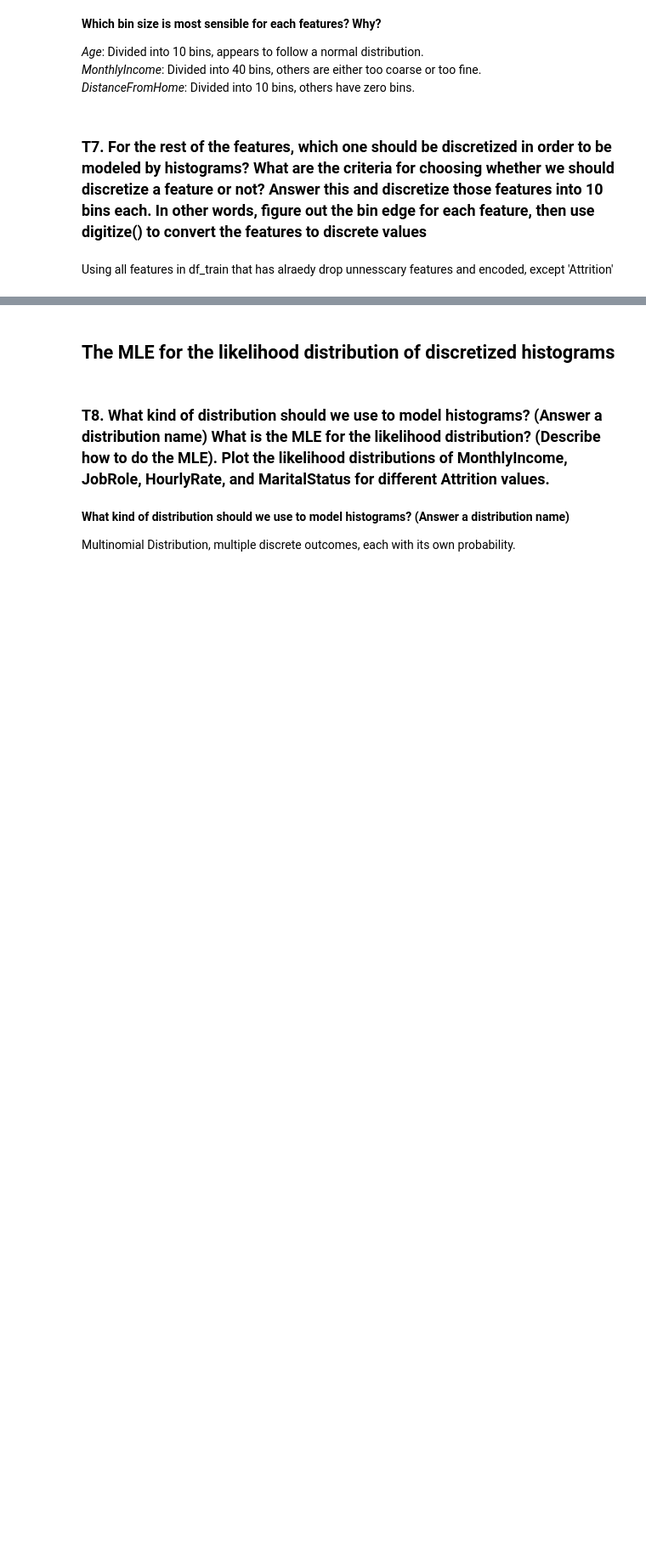
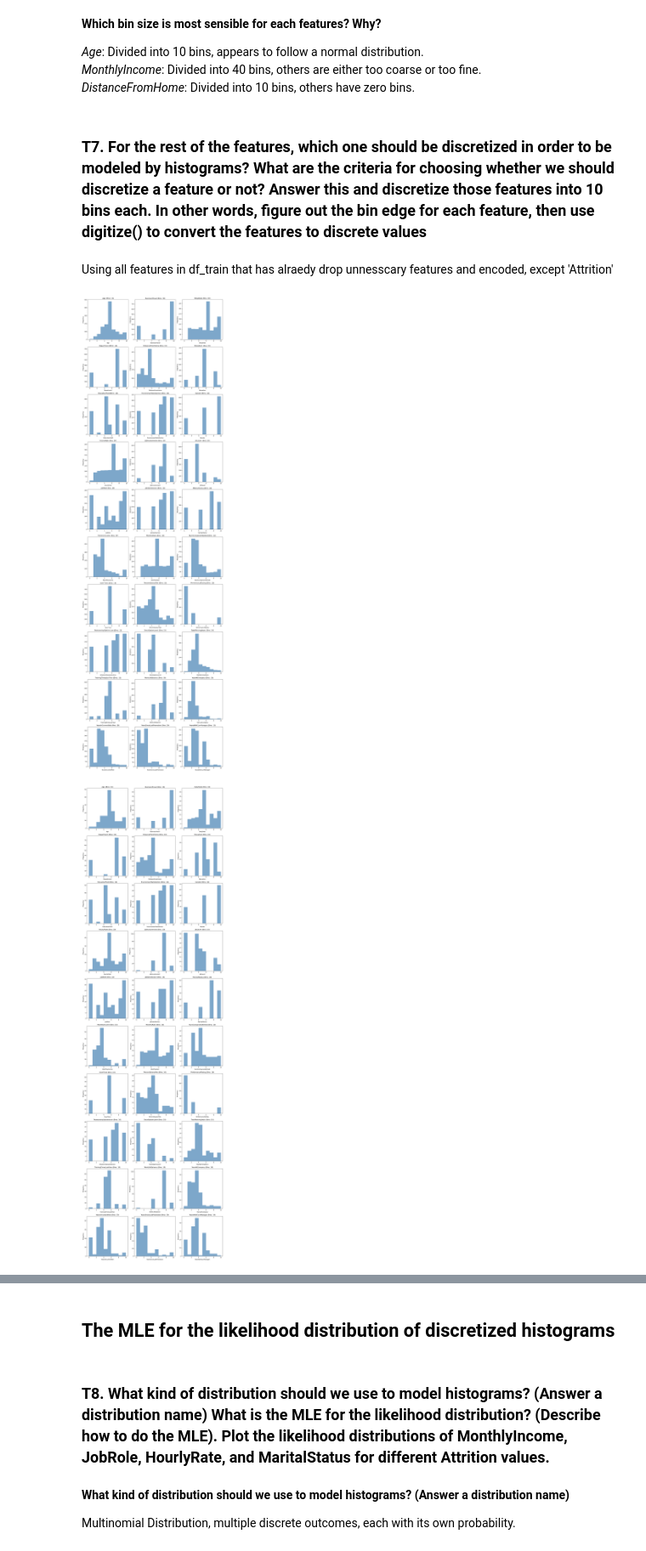
Before and after one commit to pupipatsk/Pattern-Recognition, a Jupyter notebook: HW/HW02/HW2_EmployeeAttritionPrediction.ipynb, the cells around one changed output, grey strips where cells are left out. Shown at 85% size. Drawn from its saved outputs; the diff is of its cells as text; code cells hidden in the pictures; blank space fills up the shorter version.

```diff
--- a/HW/HW02/HW2_EmployeeAttritionPrediction.ipynb
+++ b/HW/HW02/HW2_EmployeeAttritionPrediction.ipynb
@@ -36,8 +36,8 @@ df.head()
 # %% [markdown]
 ### Feature transformation
 # %%
-df.loc[df["Attrition"] == "no", "Attrition"] = 0.0
-df.loc[df["Attrition"] == "yes", "Attrition"] = 1.0
+df.loc[df["Attrition"] == "No", "Attrition"] = 0.0
+df.loc[df["Attrition"] == "Yes", "Attrition"] = 1.0
 string_categorical_col = ['Department', 'Attrition', 'BusinessTravel', 'EducationField', 'Gender', 'JobRole',
                               'MaritalStatus', 'Over18', 'OverTime']
 
@@ -167,3 +215,64 @@ display_histogram_subplot(df_train, col_names, bins)
 ### T7. For the rest of the features, which one should be discretized in order to be modeled by histograms? What are the criteria for choosing whether we should discretize a feature or not? Answer this and discretize those features into 10 bins each. In other words, figure out the bin edge for each feature, then use digitize() to convert the features to discrete values
 # %% [markdown]
 Using all features in df_train that has alraedy drop unnesscary features and encoded, except 'Attrition'
+# %%
+def plot_discretized_histograms(df, num_bins=10, show=True):
+    """
+    Plots and discretized histograms for each continuous feature in the DataFrame.
+    ! Data transformation is applied
+
+    Parameters:
+    - df (pd.DataFrame): The DataFrame containing the features.
+    - num_bins (int): Number of bins to use for histogram calculation.
+    - show (bool): Whether to display the plot. If False, returns the figure.
+
+    Returns:
+    None or plt.Figure: If show is False, returns the matplotlib figure.
+    """
+
+    # Identify features
+    features = df.drop("Attrition", axis=1).columns
+
+    # Calculate the number of rows needed based on the number of features and 3 columns
+    num_rows = (len(features) + 2) // 3  # Adding 2 and using integer division
+
+    # Create subplots
+    fig, axs = plt.subplots(nrows=num_rows, ncols=3, figsize=(15, 5 * num_rows))
+
+    # Flatten the axs array for easier indexing
+    axs = axs.flatten()
+
+    # Discretize each continuous feature and plot
+    for i, feature in enumerate(features):
+        # Check for NaN values and replace them with the mean
+        df[feature].fillna(df[feature].mean(), inplace=True)
+
+        # Compute bin edges
+        bin_edges = np.histogram_bin_edges(df[feature], bins=num_bins)
+
+        # Convert to discrete values using digitize
+        df[feature] = np.digitize(df[feature], bin_edges, right=True)
+
+        # Plot the histogram
+        axs[i].hist(df[feature], bins=num_bins, color='steelblue', alpha=0.7)
+        axs[i].set_title(f"{feature} (Bins: {num_bins})")
+        axs[i].set_xlabel(feature)
+        axs[i].set_ylabel("Frequency")
+
+    # Remove empty subplots
+    for i in range(len(features), len(axs)):
+        fig.delaxes(axs[i])
+
+    plt.tight_layout()
+
+    if show:
+        plt.show()
+    else:
+        return fig
+
+# Example usage:
+plot_discretized_histograms(df_train)
+plot_discretized_histograms(df_test, show=False)
+# %% [output]
+[figure, added]
+[figure, added]
```
Also changed, not shown: parts of 20 cells of this notebook, 1 other file.
